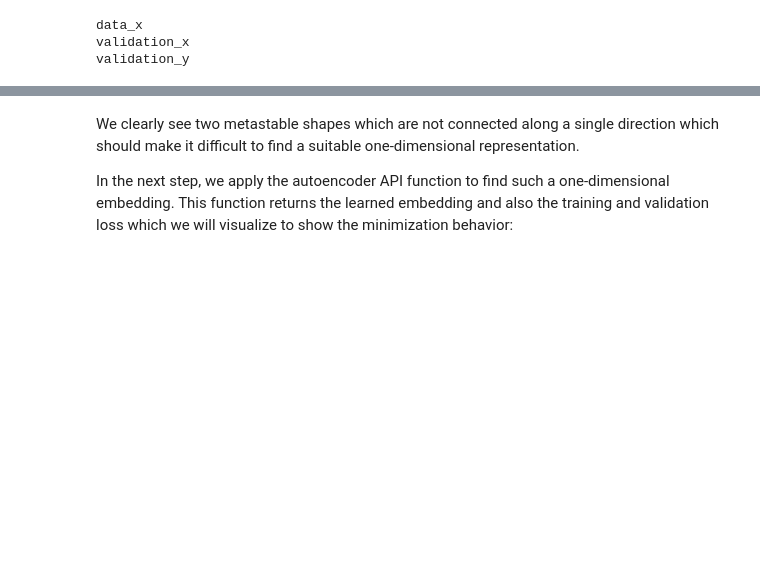
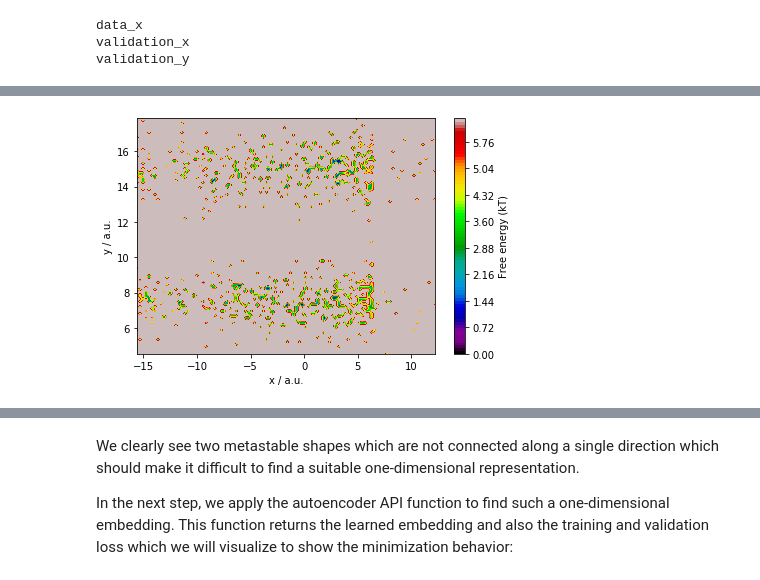
Before and after one commit to MQSchleich/deeptime, a Jupyter notebook: time-lagged-autoencoder/notebooks/Homework.ipynb, the cells around one changed output, grey strips where cells are left out. Cells and saved outputs as stored; diff of their text form; code cells hidden in the pictures; blank space fills up the shorter version.

```diff
--- a/time-lagged-autoencoder/notebooks/Homework.ipynb
+++ b/time-lagged-autoencoder/notebooks/Homework.ipynb
@@ -44,0 +34,7 @@ plt.show()
+# %%
+fig, ax = pyemma.plots.plot_free_energy(*x_train.T, cmap=mpl.cm.nipy_spectral)
+ax.set_xlabel('x / a.u.')
+ax.set_ylabel('y / a.u.')
+fig.tight_layout()
+# %% [output]
+[figure, added]
```
Also changed, not shown: parts of 20 cells of this notebook, 1 other file.
